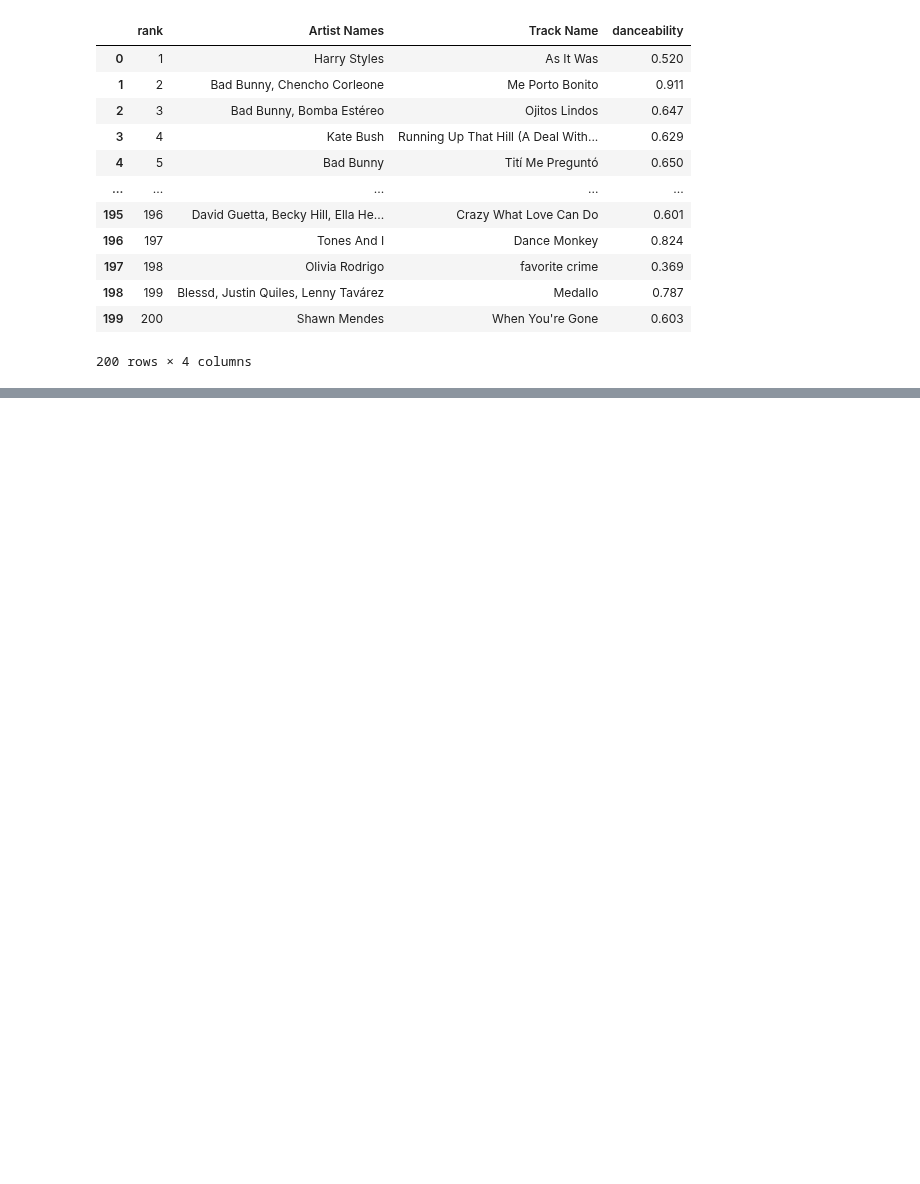
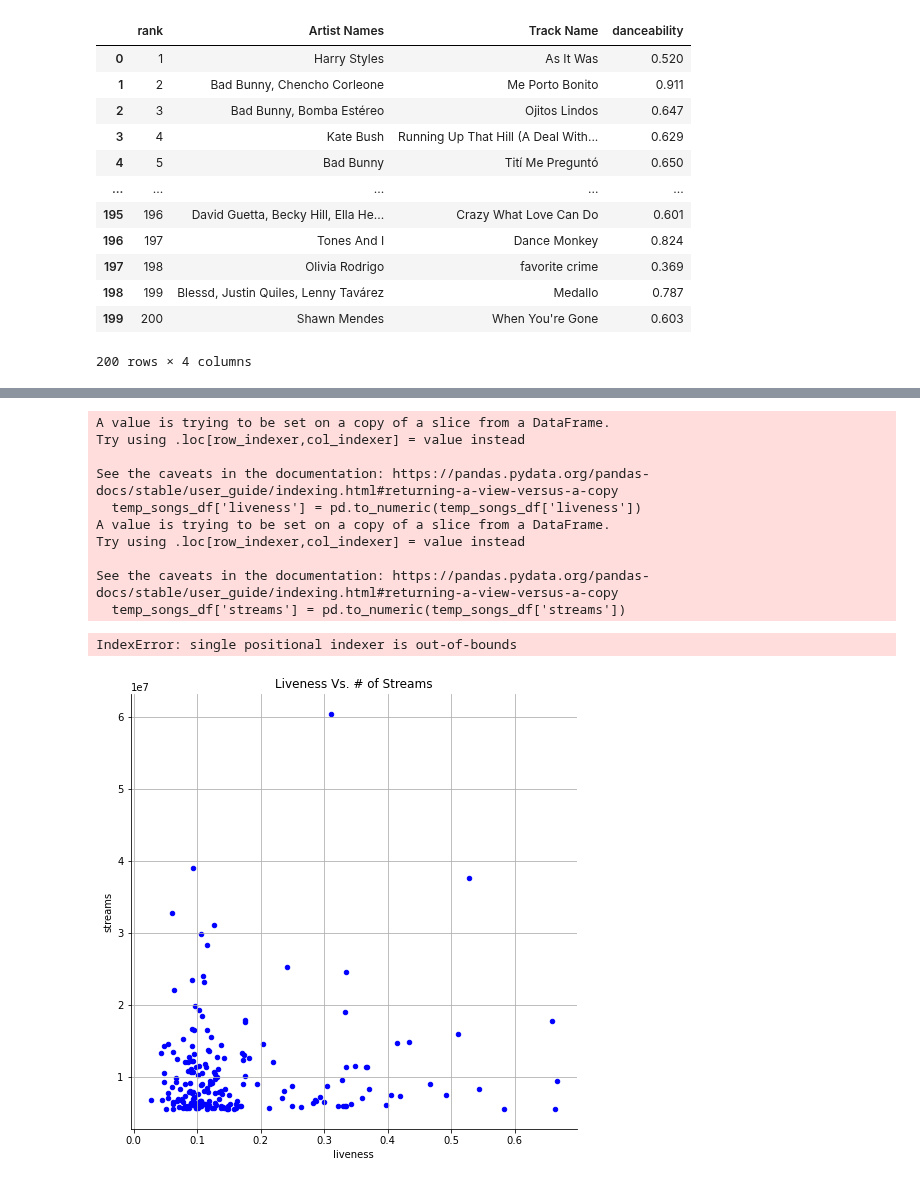
Before and after one commit to mbruns13/project_1_spotify, a Jupyter notebook: danceability_energy.ipynb, the cells around one changed output, grey strips where cells are left out. Drawn from its saved outputs; the diff is of its cells as text; code cells hidden in the pictures; blank space fills up the shorter version.

```diff
--- a/danceability_energy.ipynb
+++ b/danceability_energy.ipynb
@@ -227,0 +299,47 @@ FileNotFoundError: [Errno 2] No such file or directory: 'images/duration_streams
+# %%
+import scipy.stats as st
+from matplotlib.pylab import rcParams
+import seaborn as sns
+rcParams['figure.figsize'] = 12,8
+rcParams['axes.spines.top'] = False
+rcParams['axes.spines.right'] = False
+
+#Looking at the relationship between tempo and danceability of global top songs
+
+#make the columns in question numeric
+temp_songs_df['liveness'] = pd.to_numeric(temp_songs_df['liveness'])
+temp_songs_df['streams'] = pd.to_numeric(temp_songs_df['streams'])
+
+#create a scatter plot to see correlation between variables
+temp_songs_df.plot(kind="scatter", x="liveness", y="streams", c = ['blue'], grid=True, figsize=(8,8),
+              title="Liveness Vs. # of Streams")
+
+#find correlation between the variables and print
+liveness = temp_songs_df.iloc[:,8]
+streams = temp_songs_df.iloc[:,5]
+correlation = st.pearsonr(liveness,streams)
+print(f"The correlation between liveness and streams is {(correlation)}")
+
+plt.xlabel('Liveness')
+plt.ylabel('Streams')
+
+#save the graph to the images folder
+plt.savefig('images/Liveness_vs_Streams')
+
+
+#display the graph with the correlation number
+
+plt.show()
+# %% [output]
+A value is trying to be set on a copy of a slice from a DataFrame.
+Try using .loc[row_indexer,col_indexer] = value instead
+
+See the caveats in the documentation: https://pandas.pydata.org/pandas-docs/stable/user_guide/indexing.html#returning-a-view-versus-a-copy
+  temp_songs_df['liveness'] = pd.to_numeric(temp_songs_df['liveness'])
+A value is trying to be set on a copy of a slice from a DataFrame.
+Try using .loc[row_indexer,col_indexer] = value instead
+
+See the caveats in the documentation: https://pandas.pydata.org/pandas-docs/stable/user_guide/indexing.html#returning-a-view-versus-a-copy
+  temp_songs_df['streams'] = pd.to_numeric(temp_songs_df['streams'])
+IndexError: single positional indexer is out-of-bounds
+[figure, added]
```
Also changed, not shown: parts of 3 cells of this notebook, 5 other files.
